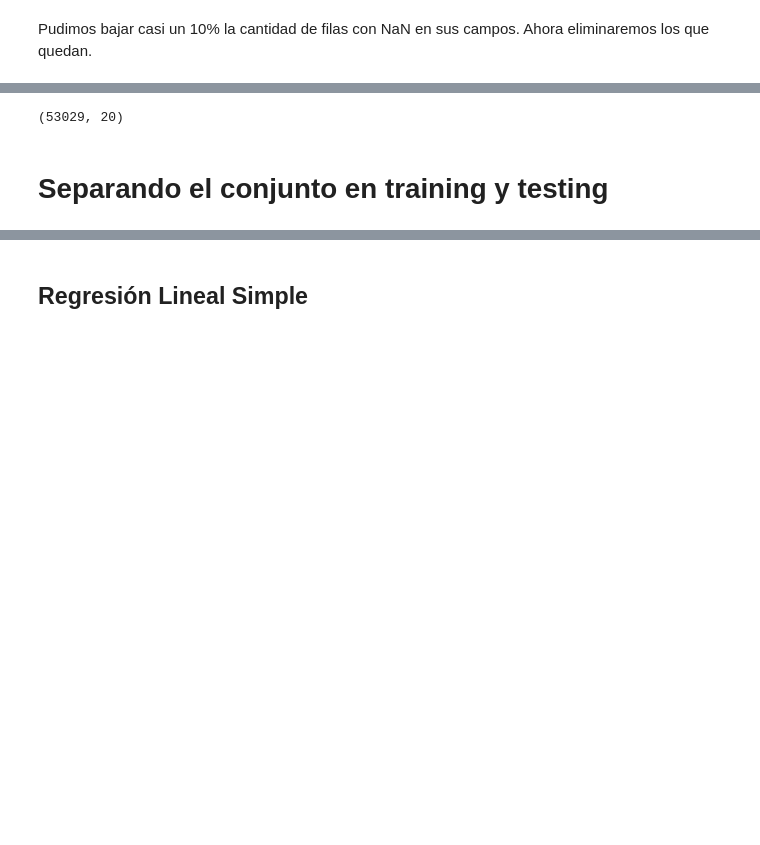
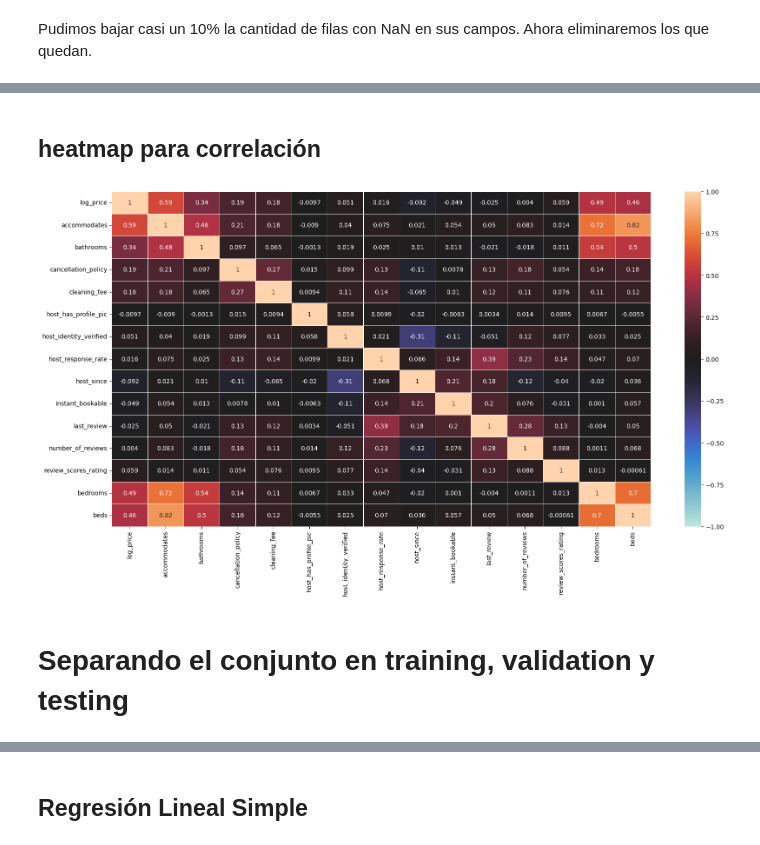
Before and after one commit to rodralez/ia2, a Jupyter notebook: 04_deep-learning/9-desafio-Kagle/9-NeuronalNetworkRegression.ipynb, the cells around one changed output, grey strips where cells are left out. Saved outputs shown, nothing was run; the diff lists cells and outputs as text; code cells hidden in the pictures; blank space fills up the shorter version.

```diff
--- a/04_deep-learning/9-desafio-Kagle/9-NeuronalNetworkRegression.ipynb
+++ b/04_deep-learning/9-desafio-Kagle/9-NeuronalNetworkRegression.ipynb
@@ -290,8 +353,23 @@ catdf.shape
 # %%
 df = df.drop(columns=['amenities'])
-# df = pd.concat([df,catdf],axis=1)
-df.shape
+catdf = pd.concat([df["log_price"],catdf],axis=1)
-# %% [output]
-(53029, 20)
+# %% [markdown]
+## heatmap para correlación
+# %%
+import matplotlib.pyplot as plt
+import seaborn as sb
+
+plt.figure(figsize=(20,10))
+
+sb.heatmap(df.iloc[:,0:15].corr(),
+            annot=True,
+            linewidths=0.5,vmin=-1,vmax=1,
+            center=0,
+            cbar=True,
+            )
+
+plt.show()
+# %% [output]
+[figure, added]
 # %% [markdown]
-# Separando el conjunto en training y testing
+# Separando el conjunto en training, validation y testing
```
Also changed, not shown: parts of 48 cells of this notebook.
